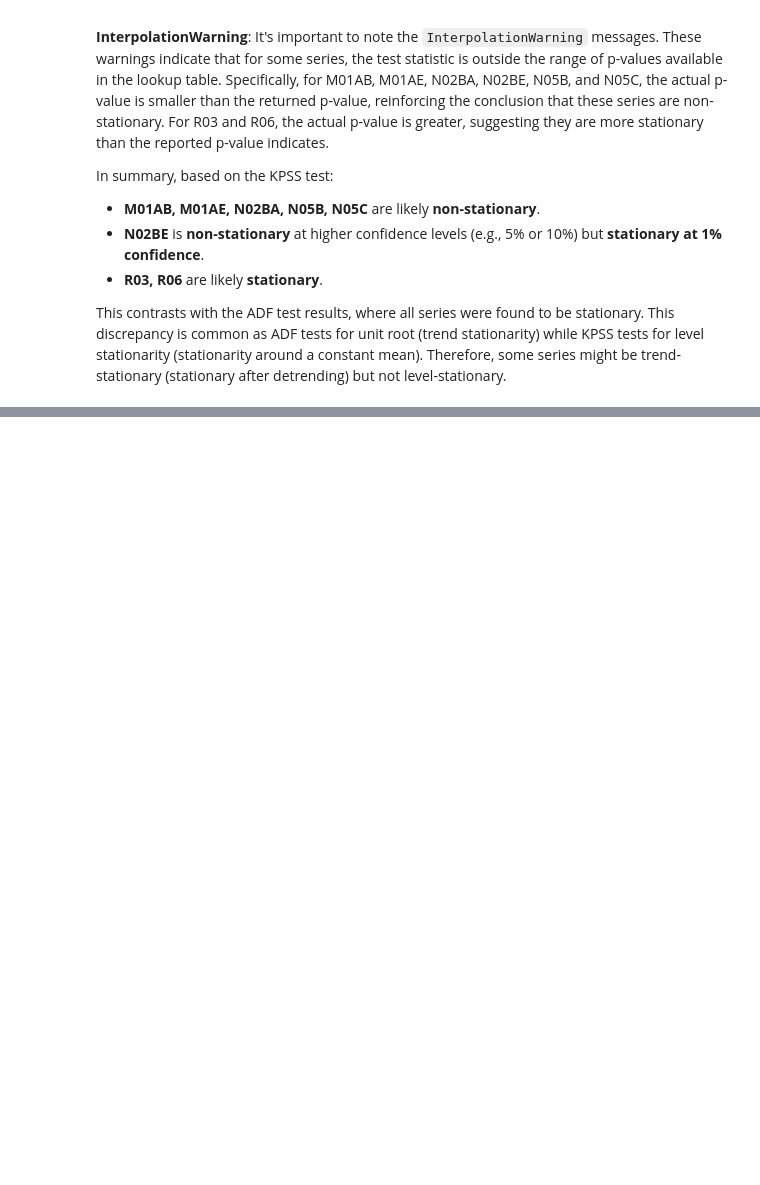
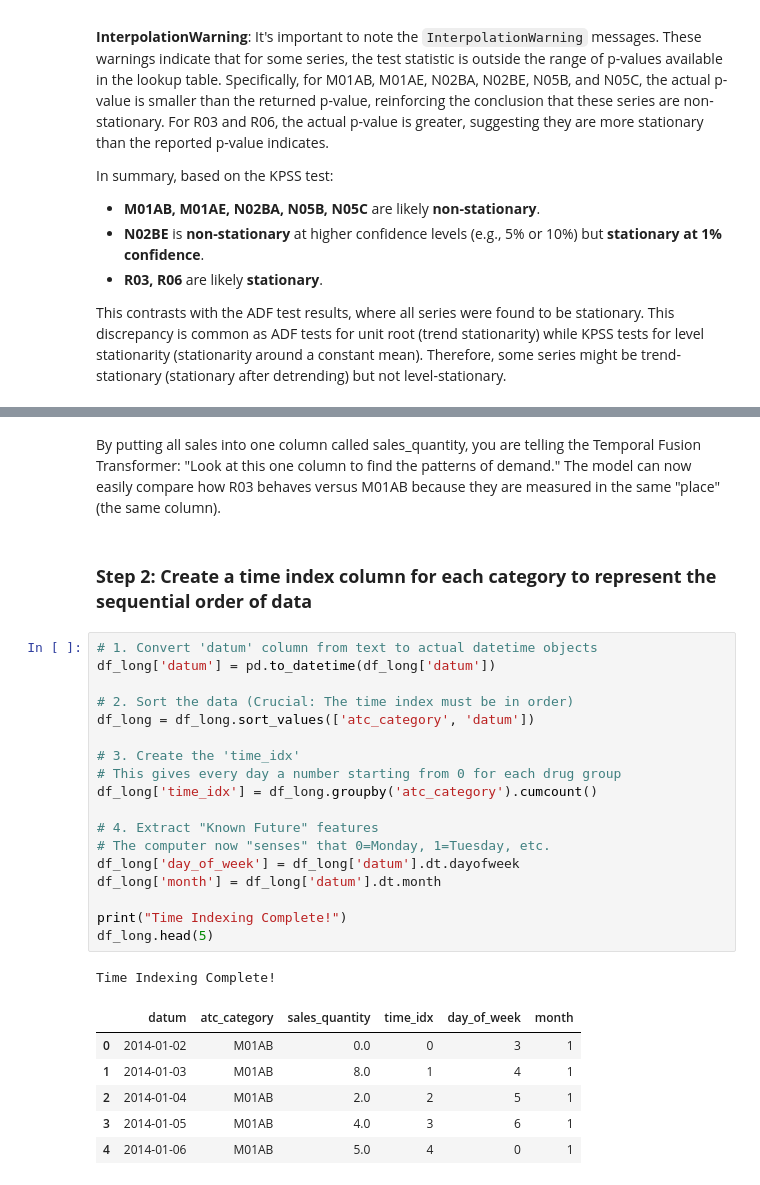
Before and after one commit to Adhi1755/Pharma-Sales-Analysis, a Jupyter notebook: Pharma_sales_data_analysis_and_forecasting.ipynb, the cells around one changed output, grey strips where cells are left out. Saved outputs shown, nothing was run; the diff lists cells and outputs as text; blank space fills up the shorter version.

```diff
--- a/Pharma_sales_data_analysis_and_forecasting.ipynb
+++ b/Pharma_sales_data_analysis_and_forecasting.ipynb
@@ -602,0 +691,33 @@ This contrasts with the ADF test results, where all series were found to be stat
+# %% [markdown]
+By putting all sales into one column called sales_quantity, you are telling the Temporal
+Fusion Transformer: "Look at this one column to find the patterns of demand."
+ The model can now easily compare how R03 behaves versus M01AB because they are measured in
+  the same "place" (the same column).
+# %% [markdown]
+### **Step 2: Create a time index column for each category to represent the sequential order of data**
+# %%
+# 1. Convert 'datum' column from text to actual datetime objects
+df_long['datum'] = pd.to_datetime(df_long['datum'])
+
+# 2. Sort the data (Crucial: The time index must be in order)
+df_long = df_long.sort_values(['atc_category', 'datum'])
+
+# 3. Create the 'time_idx'
+# This gives every day a number starting from 0 for each drug group
+df_long['time_idx'] = df_long.groupby('atc_category').cumcount()
+
+# 4. Extract "Known Future" features
+# The computer now "senses" that 0=Monday, 1=Tuesday, etc.
+df_long['day_of_week'] = df_long['datum'].dt.dayofweek
+df_long['month'] = df_long['datum'].dt.month
+
+print("Time Indexing Complete!")
+df_long.head(5)
+# %% [output]
+Time Indexing Complete!
+|  | datum | atc_category | sales_quantity | time_idx | day_of_week | month |
+| 0 | 2014-01-02 | M01AB | 0.0 | 0 | 3 | 1 |
+| 1 | 2014-01-03 | M01AB | 8.0 | 1 | 4 | 1 |
+| 2 | 2014-01-04 | M01AB | 2.0 | 2 | 5 | 1 |
+| 3 | 2014-01-05 | M01AB | 4.0 | 3 | 6 | 1 |
+| 4 | 2014-01-06 | M01AB | 5.0 | 4 | 0 | 1 |
```
Also changed, not shown: parts of 12 cells of this notebook.
